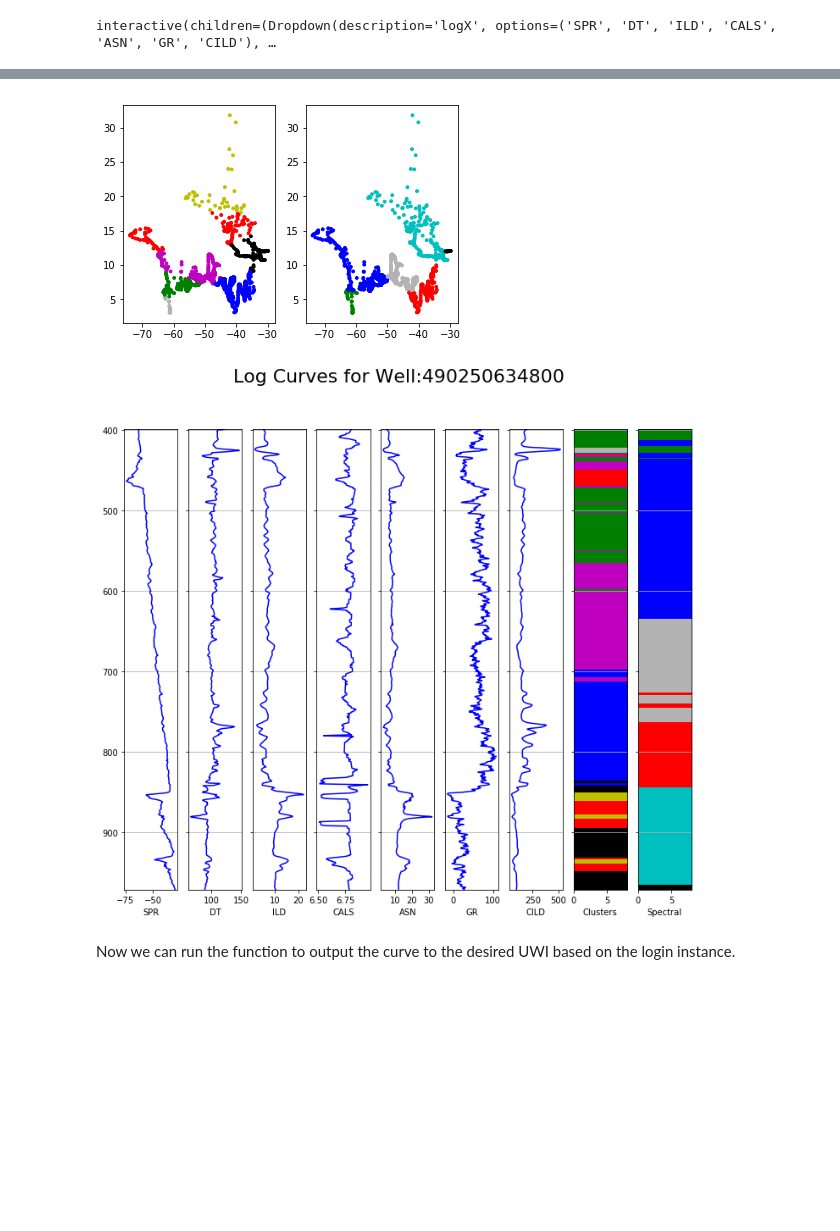
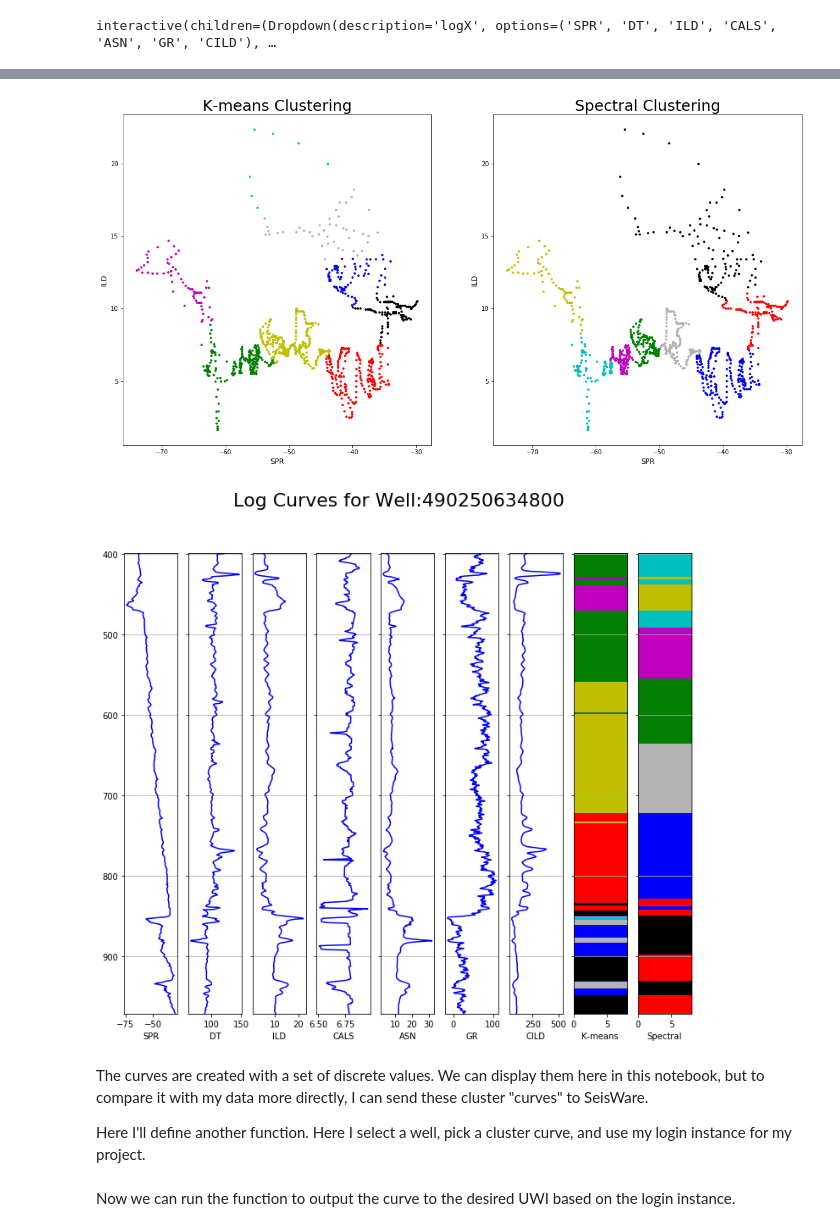
Before and after one commit to SeisWare/ClusteringWebinar, a Jupyter notebook: Clustering Webinar.ipynb, the cells around one changed output, grey strips where cells are left out. Saved outputs shown, nothing was run; the diff lists cells and outputs as text; code cells hidden in the pictures; blank space fills up the shorter version.

```diff
--- a/Clustering Webinar.ipynb
+++ b/Clustering Webinar.ipynb
@@ -121,7 +144,8 @@ import matplotlib.colors as mcol
 import matplotlib.pyplot as plt
 
 # Set a consistent colormap for use in all plots
-ccc = ['b','g','r','c','m','y','k','#B3B3B3','#996633',]
+
+ccc = ['b','g','r','c','m','y','k','#B3B3B3',]
 cmap_facies = mcol.ListedColormap(ccc[0:len(ccc)], 'indexed')
 
 def logs_plot(UWI,data,top_depth,bottom_depth):
@@ -135,15 +159,15 @@ def logs_plot(UWI,data,top_depth,bottom_depth):
 
 # General setting for all axis
 
-# Plot most curves the same. If a well has a log curve named clusters, plot it as an image.
+# Plot most curves the same. If a well has a log curve named 'Clusters' or 'Spectral', plot it as an image.
     for i,axes in enumerate(ax):
         axes.yaxis.grid(True)
-        if data.columns[i] == 'Clusters':
-            cluster=np.repeat(np.expand_dims(logs['Clusters'].values,1), 100, 1)
-            axes.imshow(np.expand_dims(logs['Clusters'],1), interpolation='none',cmap=cmap_facies, aspect='auto',
+        if data.columns[i] == 'K-means':
+            #cluster=np.repeat(np.expand_dims(logs['K-means'].values,1), 100, 1)
+            axes.imshow(np.expand_dims(logs['K-means'],1), interpolation='none',cmap=cmap_facies, aspect='auto',
                         extent=(0,8,bottom_depth,top_depth),vmin=0,vmax=8)
         elif data.columns[i] == 'Spectral':
-            cluster=np.repeat(np.expand_dims(logs['Spectral'].values,1), 100, 1)
+            #cluster=np.repeat(np.expand_dims(logs['Spectral'].values,1), 100, 1)
             axes.imshow(np.expand_dims(logs['Spectral'],1), interpolation='none',cmap=cmap_facies, aspect='auto',
                         extent=(0,8,bottom_depth,top_depth),vmin=0,vmax=8)
         else:
@@ -313,9 +396,11 @@ First we'll retrieve the two log curves and merge them on MD.
 # %%
 logX = "SPR"
 
-logY = "ASN"
+logY = "ILD"
+
 n_clusters = 8
 
+# Create a cleaned DataFrame with only two columns and no null values
 
 df = data[[logX,logY]].dropna().reset_index()
 
@@ -327,44 +412,56 @@ X = pd.DataFrame(StandardScaler().fit_transform(df.iloc[:,:]))
 
 X.columns = df.columns[:]
 
-#Create the K-means
+#Create the K-means and Spectral Clustering
 
-two_means = cluster.MiniBatchKMeans(n_clusters=n_clusters, n_init=10, max_no_improvement=10,batch_size=45,)
+two_means = cluster.MiniBatchKMeans(n_clusters=n_clusters, n_init=100, max_no_improvement=10,batch_size=45,)
 
 spectral = cluster.SpectralClustering(n_clusters=n_clusters,
                                           eigen_solver='arpack',
                                           affinity="nearest_neighbors")
 
 # Fit the clusters using both Spectral Clustering and Mini Batch Kmeans to compare
 
 spectral.fit(X[[logX,logY]])
 
 two_means.fit(X[[logX,logY]])
 
 y_pred = two_means.labels_.astype(np.int)
 
 y_pred_spectral = spectral.labels_.astype(np.int)
 
-df["Clusters"] = pd.Series(y_pred)
+# Take the predicted labels and add them to the cleaned DataFrame (no nulls, only logX/logY)
+
+df["K-means"] = pd.Series(y_pred)
 
 df["Spectral"] = pd.Series(y_pred_spectral)
 
+# Change the index from discrete values back to the Depth values
+
 df = df.set_index("DEPT")
 
-data['Clusters'] = df['Clusters']
+# Add the predicted labels back to the original DataFrame, matched on MD.
+
+data['K-means'] = df['K-means']
 data['Spectral'] = df['Spectral']
 
-colors = np.array(['b','g','r','c','m','y','k','#B3B3B3','#996633',])
+colors = np.array(['b','g','r','c','m','y','k','#B3B3B3',])
 
 data.dropna(inplace=True)
 
+plt.figure(figsize=(20, 10))
 plt.subplot(1,2,1)
-plt.scatter(data[logX], data[logY], color=colors[data['Clusters'].astype(np.int)].tolist(), s=8)
+plt.scatter(data[logX], data[logY], color=colors[data['K-means'].astype(np.int)].tolist(), s=8)
+plt.title("K-means Clustering", size = 25)
+plt.xlabel(df.columns[0], size = 12)
+plt.ylabel(df.columns[1], size = 12)
 plt.subplot(1,2,2)
 plt.scatter(data[logX], data[logY], color=colors[data['Spectral'].astype(np.int)].tolist(), s=8)
-
+plt.title("Spectral Clustering", size = 25)
+plt.xlabel(df.columns[0], size = 12)
+plt.ylabel(df.columns[1], size = 12)
 
 logs_plot(UWI,data,data.index.min(),data.index.max())
 # %% [output]
-[figure, old version]
+[figure, new version]
-[figure, old version]
+[figure, new version]
@@ -375,3 +468,7 @@ logs_plot(UWI,data,data.index.min(),data.index.max())
+# %% [markdown]
+The curves are created with a set of discrete values. We can display them here in this notebook, but to compare it with my data more directly, I can send these cluster "curves" to SeisWare.
+
+Here I'll define another function. Here I select a well, pick a cluster curve, and use my login instance for my project.
 # %%
 def clusters_to_SW(well,curve,login_instance):
 
```
Also changed, not shown: parts of 45 cells of this notebook, 2 other files.
